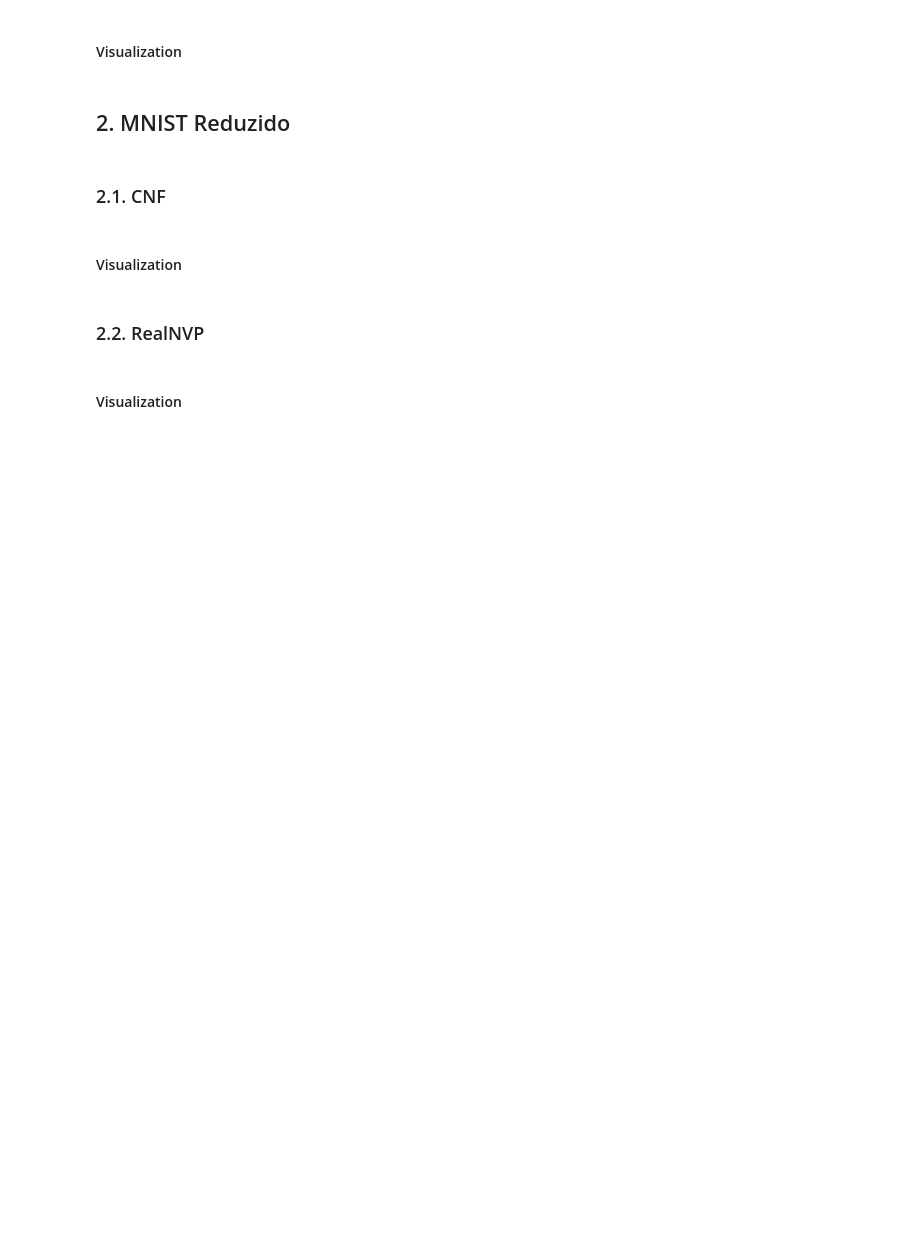
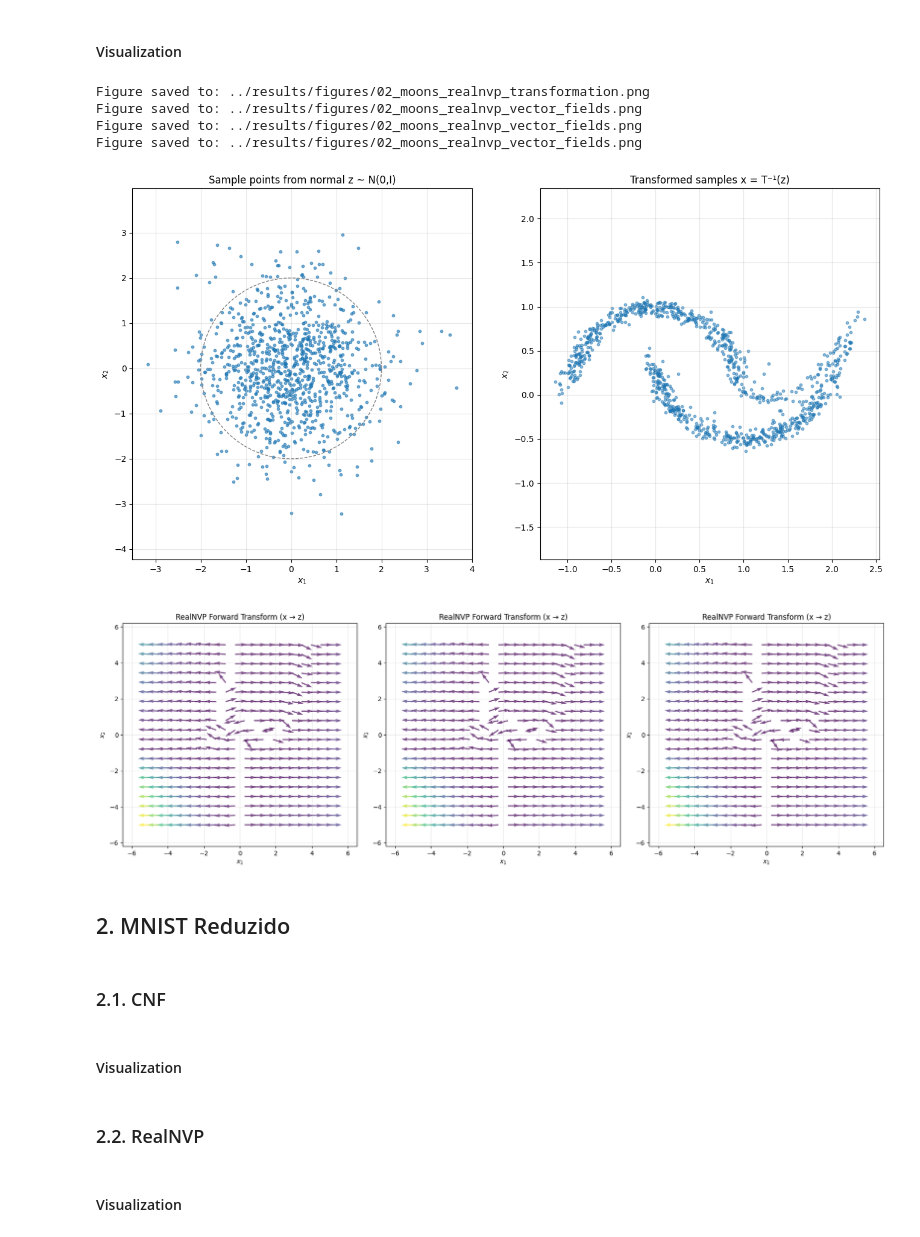
Before and after one commit to lucascbarbosa/flow, a Jupyter notebook: notebooks/02_cnf_trace_comparison.ipynb, the cells around one changed output. Saved outputs shown, nothing was run; the diff lists cells and outputs as text; code cells hidden in the pictures; blank space fills up the shorter version.

```diff
--- a/notebooks/02_cnf_trace_comparison.ipynb
+++ b/notebooks/02_cnf_trace_comparison.ipynb
@@ -161,23 +195,36 @@ with torch.no_grad():
 # %%
 Synthetic2DViz.plot_transformation(
     realnvp_2d,
     n_samples=1000,
-    save_path=os.path.join(FIGURES_DIR, f'02_{DATASET_2D_NAME}_{MODEL_2D_RNVP_NAME}_transformation.png')
+    save_path=os.path.join(
+        FIGURES_DIR,
+        f'02_{DATASET_2D_NAME}_{MODEL_2D_RNVP_NAME}_transformation.png'
+    )
 )
 fig, axes = plt.subplots(1, 3, figsize=(18, 6))
-directions = ['forward', 'inverse', 'forward']  # Different directions for variety
-for i, direction in enumerate(directions):
+directions = ['forward', 'inverse', 'forward']
+for i, t in enumerate([0.0, 0.5, 1.0]):
     Synthetic2DViz.plot_vector_field(
         realnvp_2d,
-        xlim=(-2, 2),
-        ylim=(-2, 2),
+        xlim=(-5, 5),
+        ylim=(-5, 5),
+        t=t,
         n_grid=20,
-        direction=direction,
         ax=axes[i],
-        save_path=os.path.join(FIGURES_DIR, f'02_{DATASET_2D_NAME}_{MODEL_2D_RNVP_NAME}_vector_fields.png')
+        save_path=os.path.join(
+            FIGURES_DIR,
+            f'02_{DATASET_2D_NAME}_{MODEL_2D_RNVP_NAME}_vector_fields.png'
+        )
     )
 plt.tight_layout()
 plt.show()
+# %% [output]
+Figure saved to: ../results/figures/02_moons_realnvp_transformation.png
+Figure saved to: ../results/figures/02_moons_realnvp_vector_fields.png
+Figure saved to: ../results/figures/02_moons_realnvp_vector_fields.png
+Figure saved to: ../results/figures/02_moons_realnvp_vector_fields.png
+[figure, added]
+[figure, added]
 # %% [markdown]
 ## 2. MNIST Reduzido
 # %%
```
Also changed, not shown: parts of 3 cells of this notebook, 4 other files.
